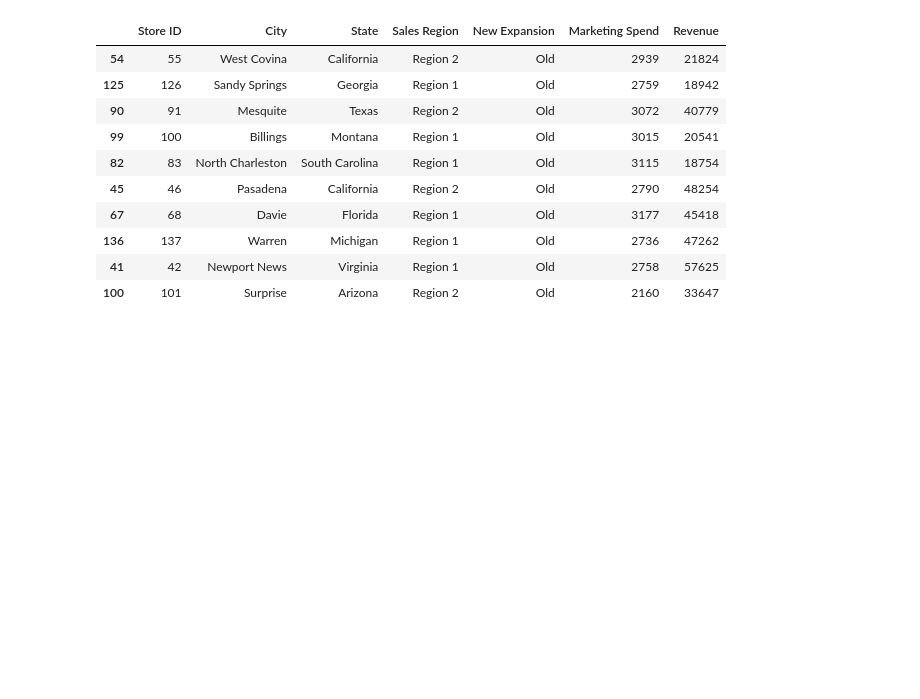
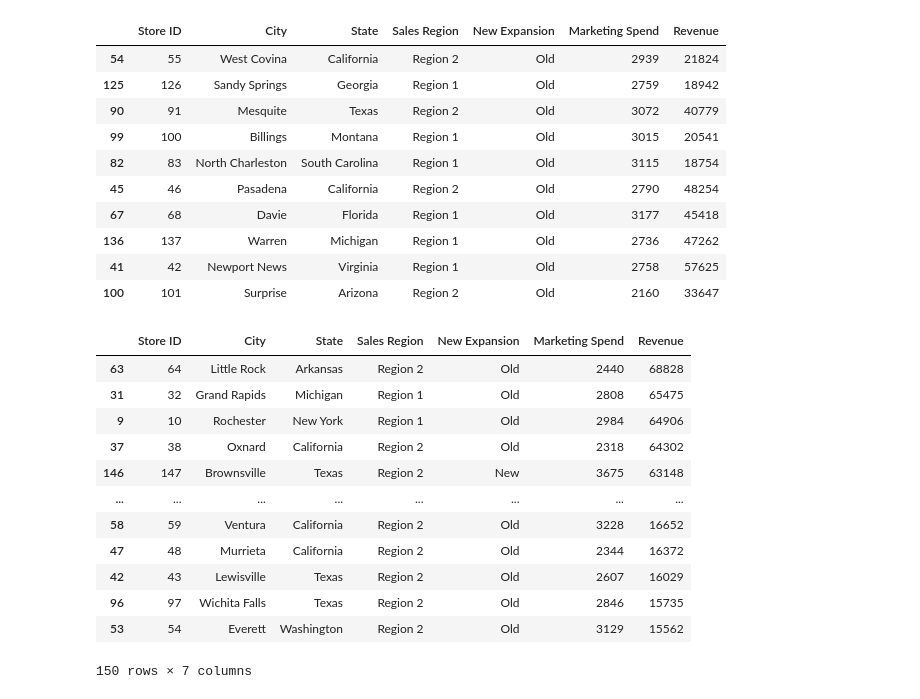
Before and after one commit to yacine-yefsah/startupsdata, a Jupyter notebook: startups.ipynb, the cells around one changed output. Saved outputs shown, nothing was run; the diff lists cells and outputs as text; code cells hidden in the pictures; blank space fills up the shorter version.

```diff
--- a/startups.ipynb
+++ b/startups.ipynb
@@ -201,0 +204,16 @@ startups.sample(10)
+# %%
+startups.sort_values(by='Revenue', ascending=False)
+# %% [output]
+|  | Store ID | City | State | Sales Region | New Expansion | Marketing Spend | Revenue |
+| 63 | 64 | Little Rock | Arkansas | Region 2 | Old | 2440 | 68828 |
+| 31 | 32 | Grand Rapids | Michigan | Region 1 | Old | 2808 | 65475 |
+| 9 | 10 | Rochester | New York | Region 1 | Old | 2984 | 64906 |
+| 37 | 38 | Oxnard | California | Region 2 | Old | 2318 | 64302 |
+| 146 | 147 | Brownsville | Texas | Region 2 | New | 3675 | 63148 |
+| ... | ... | ... | ... | ... | ... | ... | ... |
+| 58 | 59 | Ventura | California | Region 2 | Old | 3228 | 16652 |
+| 47 | 48 | Murrieta | California | Region 2 | Old | 2344 | 16372 |
+| 42 | 43 | Lewisville | Texas | Region 2 | Old | 2607 | 16029 |
+| 96 | 97 | Wichita Falls | Texas | Region 2 | Old | 2846 | 15735 |
+| 53 | 54 | Everett | Washington | Region 2 | Old | 3129 | 15562 |
+150 rows × 7 columns
```
Also changed, not shown: parts of 1 cell of this notebook.
